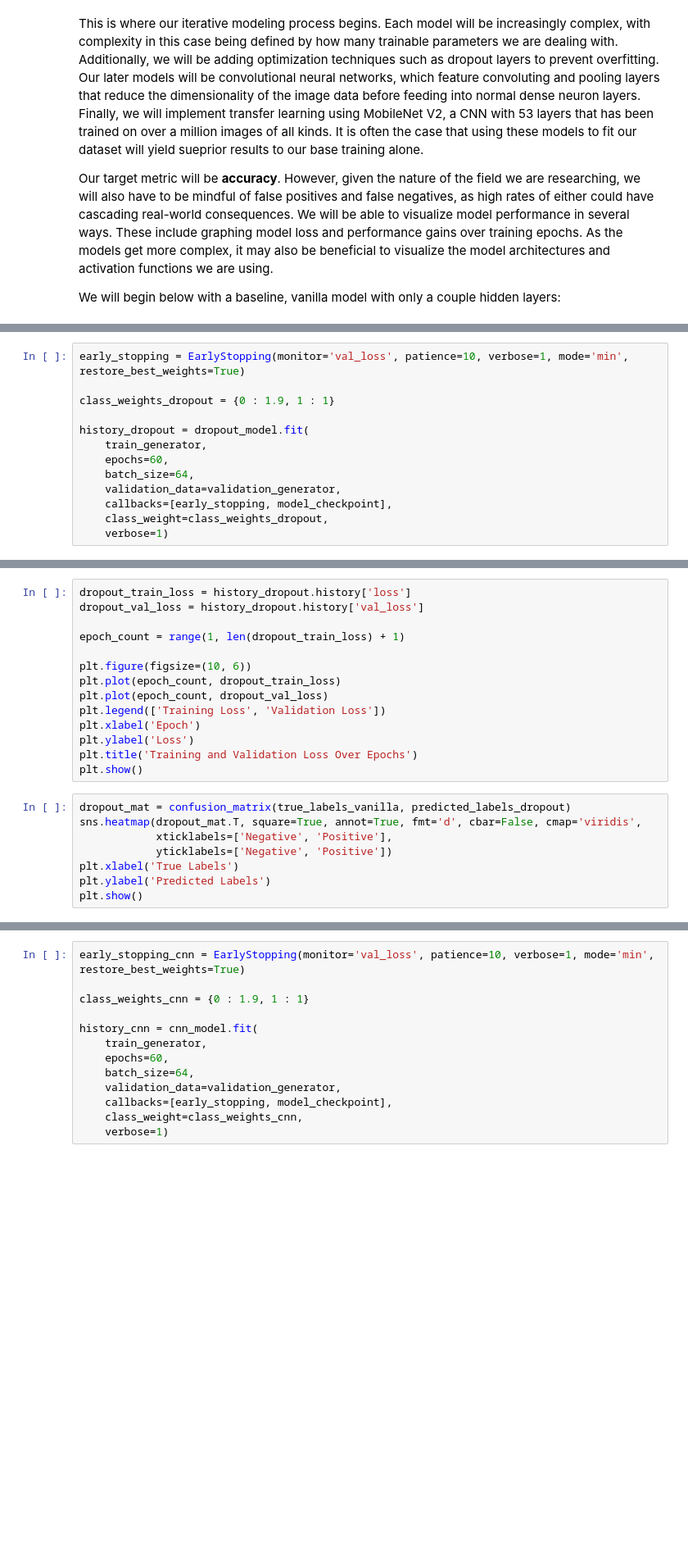
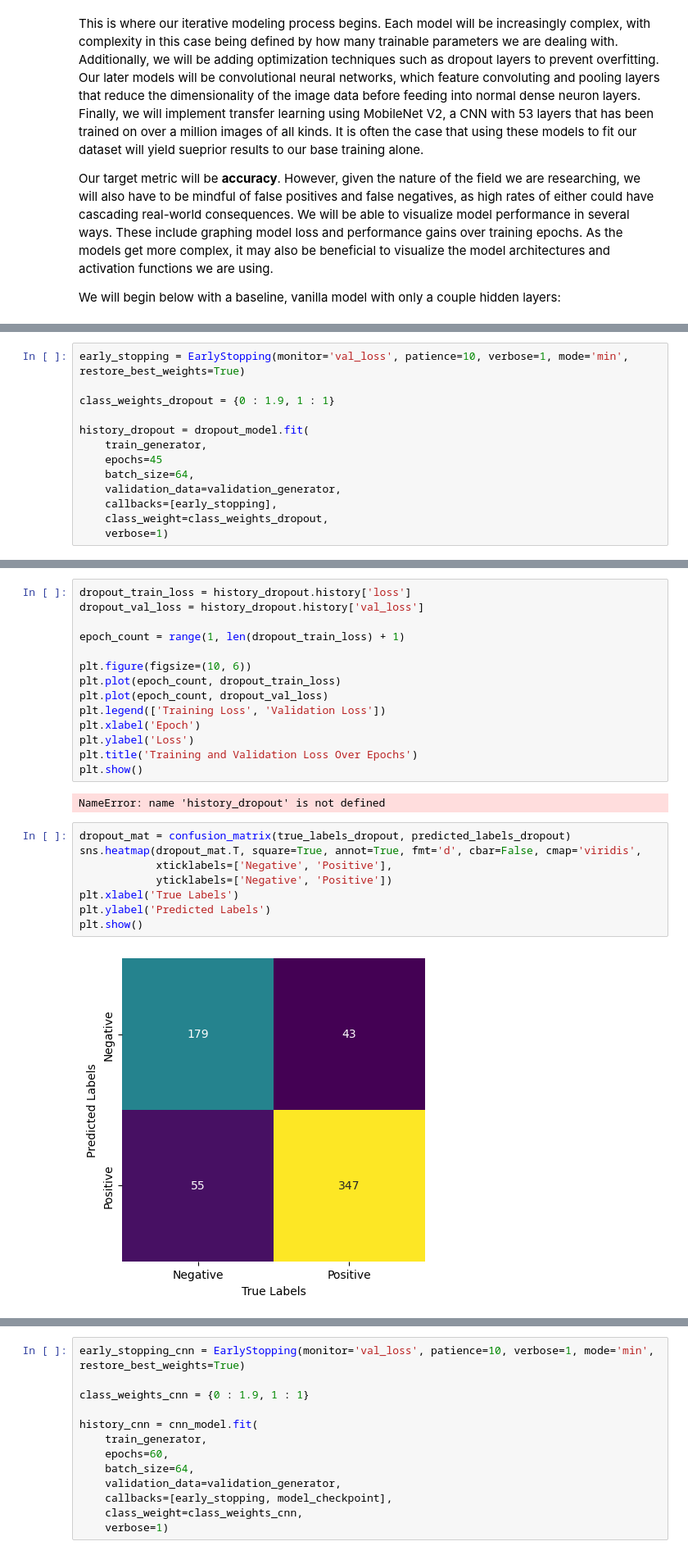
Before and after one commit to apell74/pediatric-pneumonia-deep-learning, a Jupyter notebook: phase-4-project.ipynb, the cells around one changed output, grey strips where cells are left out. Shown: that part at 82% size. Saved outputs shown, nothing was run; the diff lists cells and outputs as text; blank space fills up the shorter version.

```diff
--- a/phase-4-project.ipynb
+++ b/phase-4-project.ipynb
@@ -257,9 +356,9 @@ class_weights_dropout = {0 : 1.9, 1 : 1}
 
 history_dropout = dropout_model.fit(
     train_generator,
-    epochs=60,
+    epochs=45
     batch_size=64,
     validation_data=validation_generator,
-    callbacks=[early_stopping, model_checkpoint],
+    callbacks=[early_stopping],
     class_weight=class_weights_dropout,
     verbose=1)
@@ -284,14 +413,18 @@ plt.xlabel('Epoch')
 plt.ylabel('Loss')
 plt.title('Training and Validation Loss Over Epochs')
 plt.show()
+# %% [output]
+NameError: name 'history_dropout' is not defined
 # %%
-dropout_mat = confusion_matrix(true_labels_vanilla, predicted_labels_dropout)
+dropout_mat = confusion_matrix(true_labels_dropout, predicted_labels_dropout)
 sns.heatmap(dropout_mat.T, square=True, annot=True, fmt='d', cbar=False, cmap='viridis',
             xticklabels=['Negative', 'Positive'],
             yticklabels=['Negative', 'Positive'])
 plt.xlabel('True Labels')
 plt.ylabel('Predicted Labels')
 plt.show()
+# %% [output]
+[figure, added]
 # %%
 layer_name = 'dense_4'
 intermediate_layer_model = Model(inputs=baseline_model.input,
```
Also changed, not shown: parts of 16 cells of this notebook.
